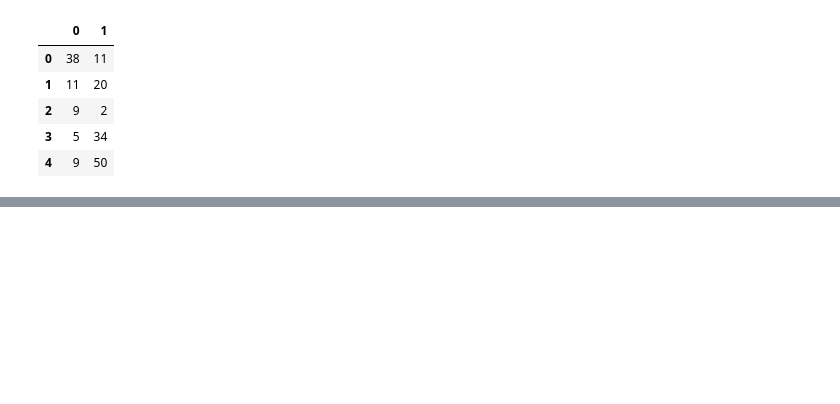
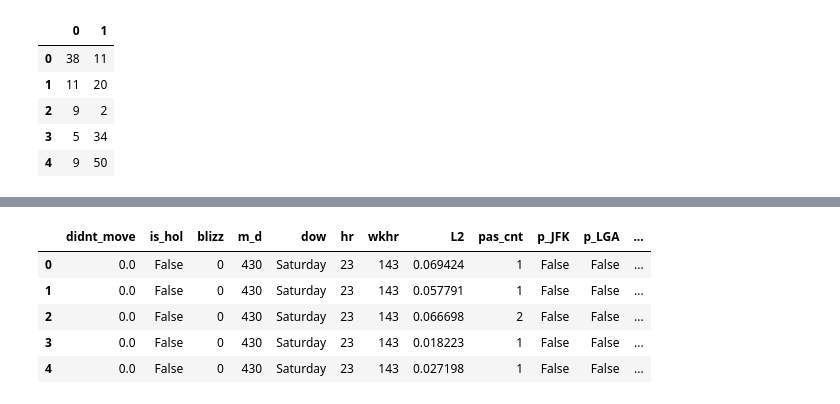
Before and after one commit to eigenSim/dss6a-regression, a Jupyter notebook: choi/171024_1919_attempt_clusters_60_train_and_test.ipynb, the cells around one changed output, grey strips where cells are left out. Drawn from its saved outputs; the diff is of its cells as text; code cells hidden in the pictures; blank space fills up the shorter version.

```diff
--- a/choi/171024_1919_attempt_clusters_60_train_and_test.ipynb
+++ b/choi/171024_1919_attempt_clusters_60_train_and_test.ipynb
@@ -429,0 +472,9 @@ del df_train['Unnamed: 0']
+# %%
+df_train2.head()
+# %% [output]
+|  | didnt_move | is_hol | blizz | m_d | dow | hr | wkhr | L2 | pas_cnt | p_JFK | p_LGA | ... |
+| 0 | 0.0 | False | 0 | 430 | Saturday | 23 | 143 | 0.069424 | 1 | False | False | ... |
+| 1 | 0.0 | False | 0 | 430 | Saturday | 23 | 143 | 0.057791 | 1 | False | False | ... |
+| 2 | 0.0 | False | 0 | 430 | Saturday | 23 | 143 | 0.066698 | 2 | False | False | ... |
+| 3 | 0.0 | False | 0 | 430 | Saturday | 23 | 143 | 0.018223 | 1 | False | False | ... |
+| 4 | 0.0 | False | 0 | 430 | Saturday | 23 | 143 | 0.027198 | 1 | False | False | ... |
```
Also changed, not shown: parts of 93 cells of this notebook, 6 other files.
